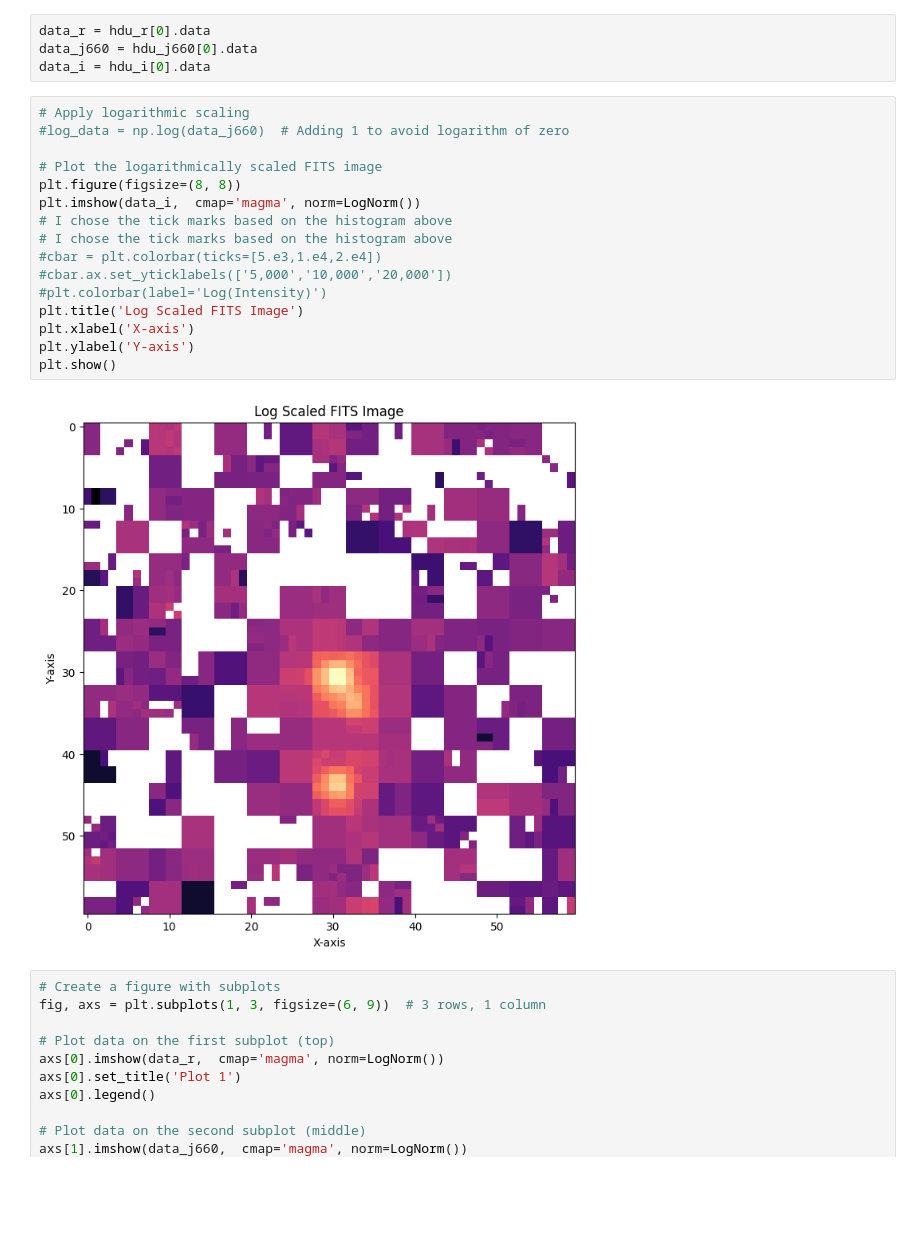
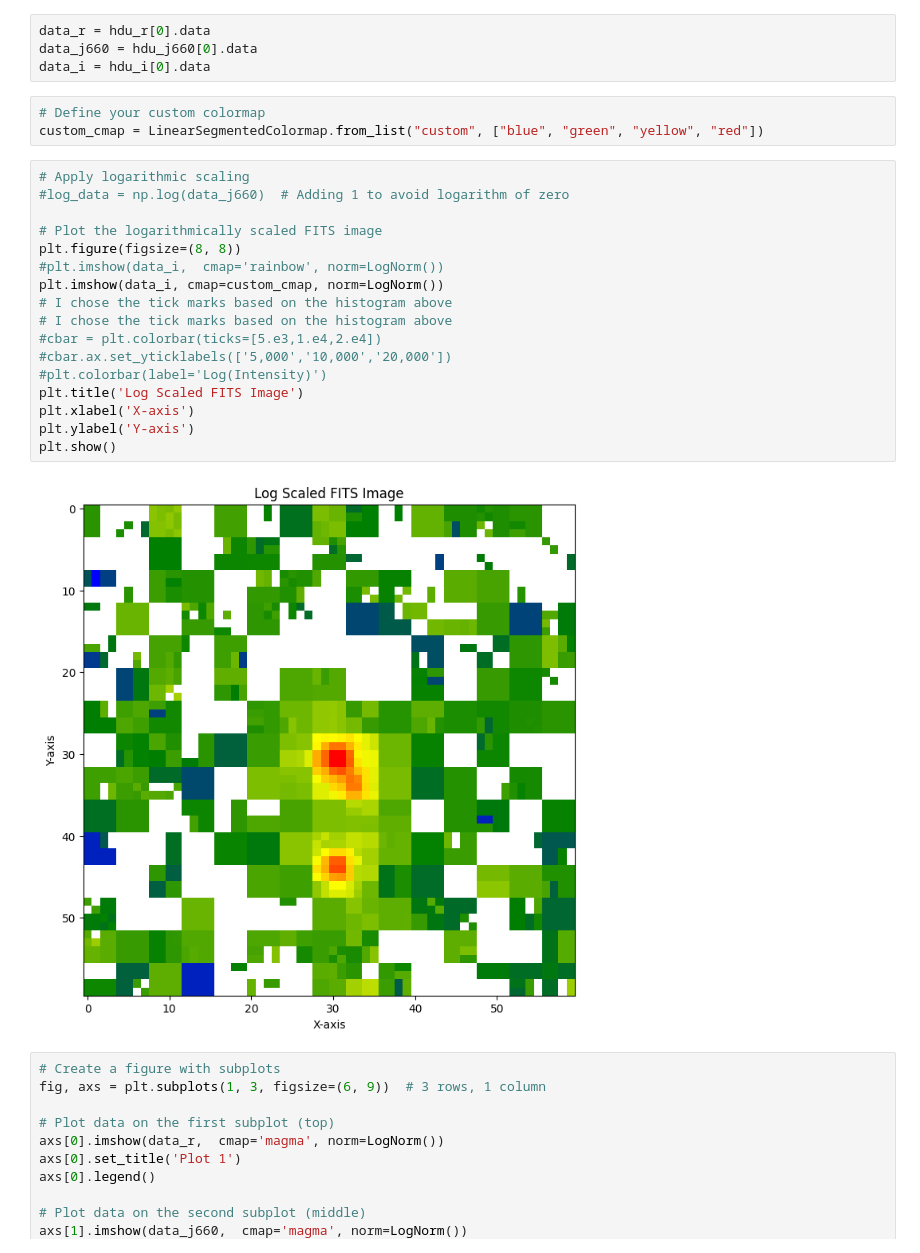
Before and after one commit to AngelGSoto/PNe-MC-SPLUS, a Jupyter notebook: notebooks/Comparing-images.ipynb, the cells around one changed output. Saved outputs shown, nothing was run; the diff lists cells and outputs as text; blank space fills up the shorter version.

```diff
--- a/notebooks/Comparing-images.ipynb
+++ b/notebooks/Comparing-images.ipynb
@@ -23,24 +24,28 @@ hdu_i = fits.open("../images-withmag/iDR4_3_MC0071_0104454_14.022397994995117_-7
 data_r = hdu_r[0].data
 data_j660 = hdu_j660[0].data
 data_i = hdu_i[0].data
+# %%
+# Define your custom colormap
+custom_cmap = LinearSegmentedColormap.from_list("custom", ["blue", "green", "yellow", "red"])
 # %%
 # Apply logarithmic scaling
 #log_data = np.log(data_j660)  # Adding 1 to avoid logarithm of zero
 
 # Plot the logarithmically scaled FITS image
 plt.figure(figsize=(8, 8))
-plt.imshow(data_i,  cmap='magma', norm=LogNorm())
+#plt.imshow(data_i,  cmap='rainbow', norm=LogNorm())
+plt.imshow(data_i, cmap=custom_cmap, norm=LogNorm())
 # I chose the tick marks based on the histogram above
 # I chose the tick marks based on the histogram above
 #cbar = plt.colorbar(ticks=[5.e3,1.e4,2.e4])
 #cbar.ax.set_yticklabels(['5,000','10,000','20,000'])
 #plt.colorbar(label='Log(Intensity)')
 plt.title('Log Scaled FITS Image')
 plt.xlabel('X-axis')
 plt.ylabel('Y-axis')
 plt.show()
 # %% [output]
-[figure, old version]
+[figure, new version]
 # %%
 # Create a figure with subplots
 fig, axs = plt.subplots(1, 3, figsize=(6, 9))  # 3 rows, 1 column
```
Also changed, not shown: parts of 3 cells of this notebook.
